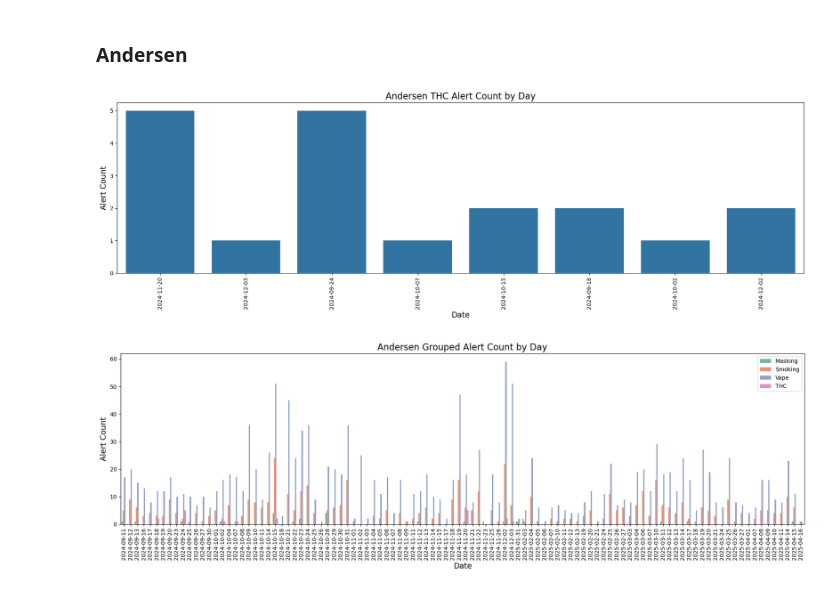
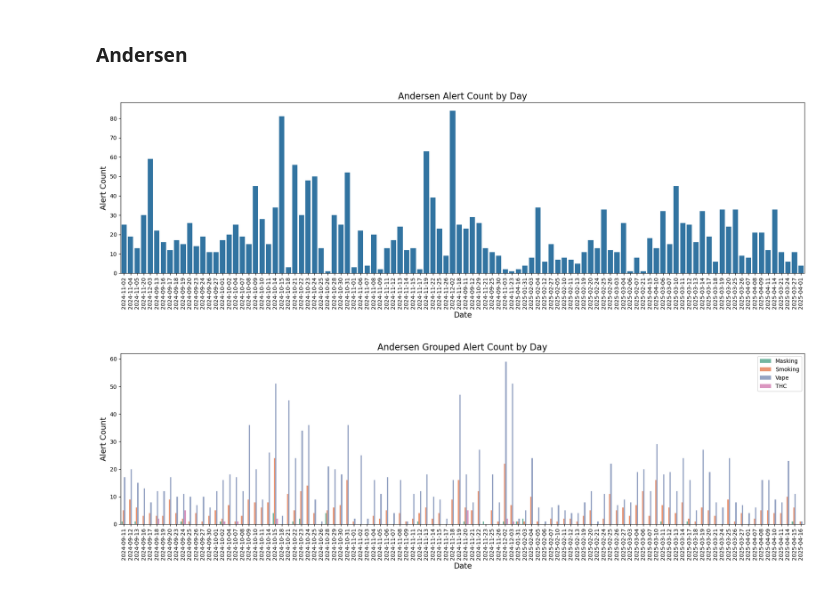
Before and after one commit to yunghsuanwu/vape-detector-minneapolis, a Jupyter notebook: haloreport_dataexploration_yhw.ipynb, the cells around one changed output. Drawn from its saved outputs; the diff is of its cells as text; code cells hidden in the pictures.

```diff
--- a/haloreport_dataexploration_yhw.ipynb
+++ b/haloreport_dataexploration_yhw.ipynb
@@ -143,9 +143,9 @@ def grouped_alert_count_by_day(df, group, save_path=None):
 # %% [markdown]
 ### Andersen
 # %%
-alert_count_by_day(andersen_df, type='THC')
+alert_count_by_day(andersen_df)
 # %% [output]
-[figure, old version]
+[figure, new version]
 # %%
 grouped_alert_count_by_day(andersen_df, 'Type')
 # %% [output]
```
Also changed, not shown: parts of 1 cell of this notebook, 1 other file.
